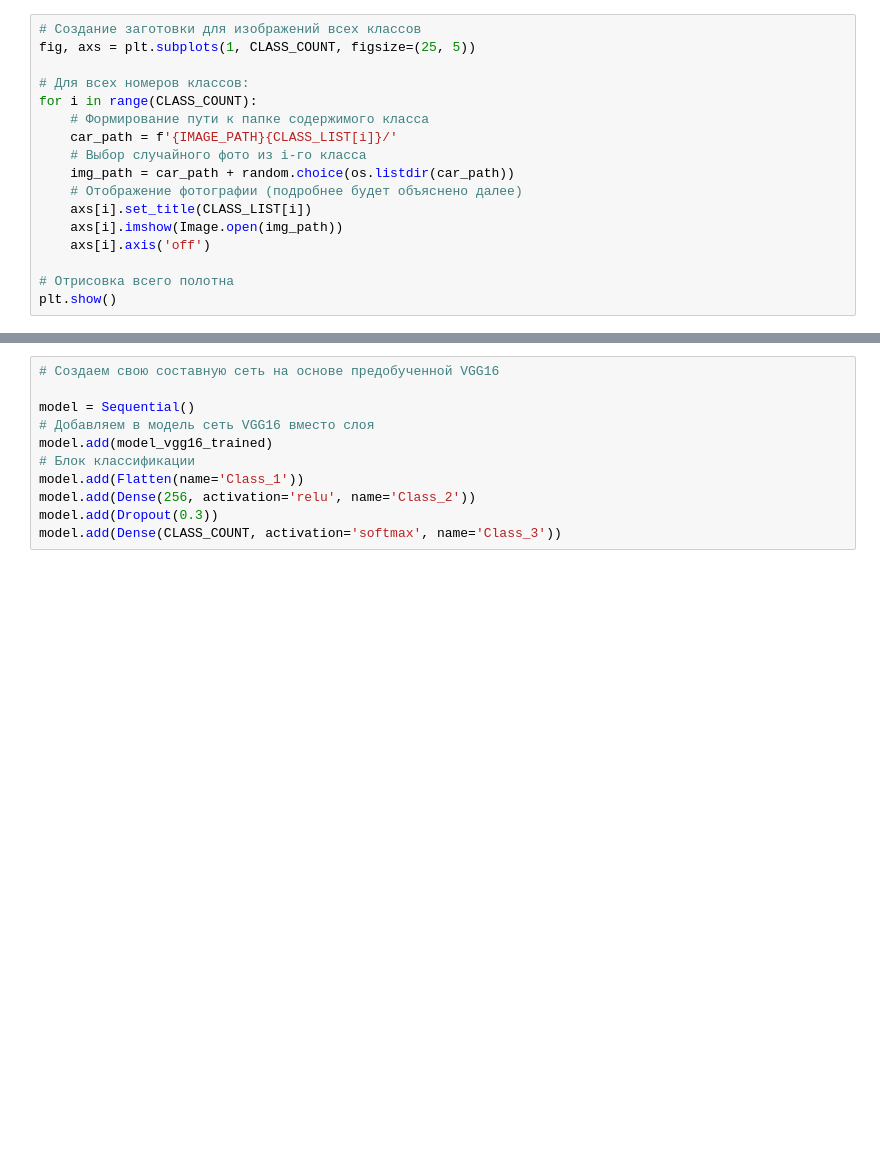
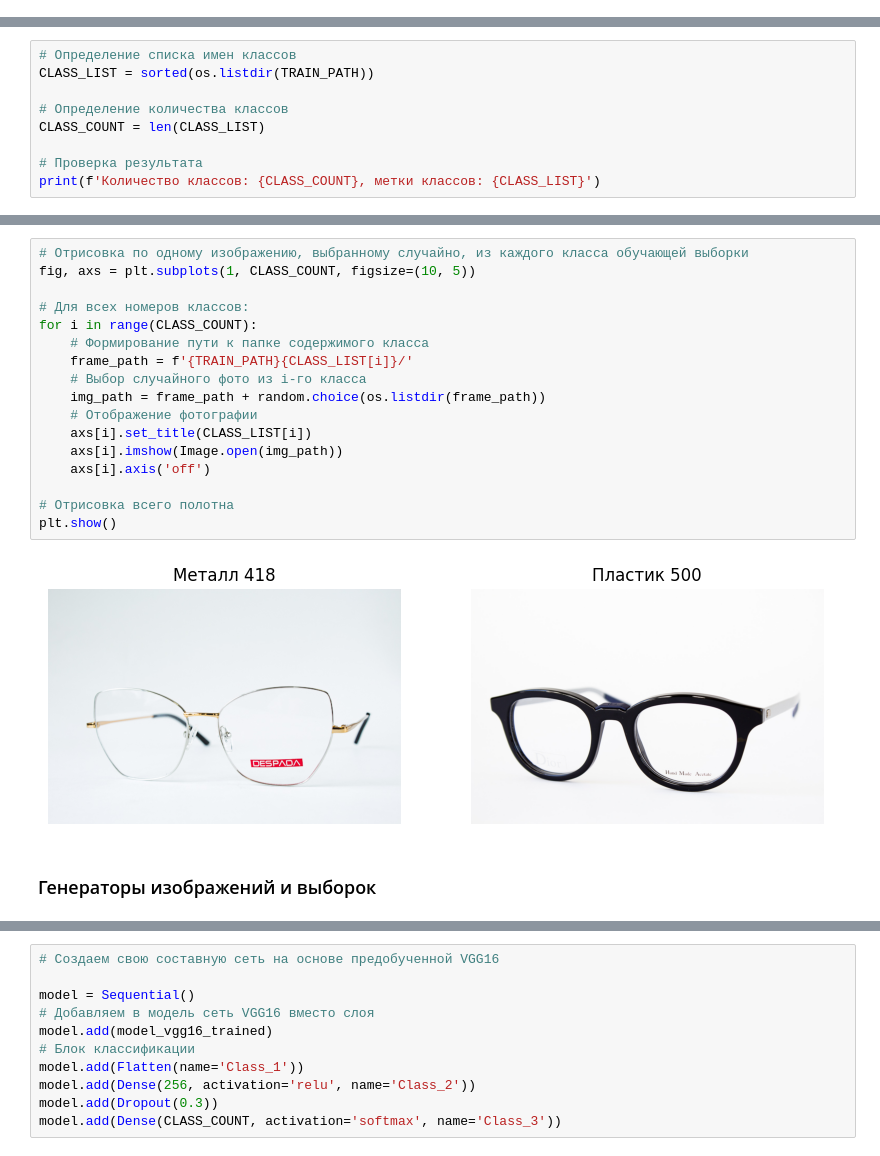
Before and after one commit to Untick/NetOptik, a Jupyter notebook: Lytkin Vladimir/Netoptic_vgg16_VL.ipynb, the cells around one changed output, grey strips where cells are left out. Cells and saved outputs as stored; diff of their text form; blank space fills up the shorter version.

```diff
--- a/Lytkin Vladimir/Netoptic_vgg16_VL.ipynb
+++ b/Lytkin Vladimir/Netoptic_vgg16_VL.ipynb
@@ -59,17 +2,0 @@ import matplotlib.pyplot as plt
-# %%
-# Создание заготовки для изображений всех классов
-fig, axs = plt.subplots(1, CLASS_COUNT, figsize=(25, 5))
-
-# Для всех номеров классов:
-for i in range(CLASS_COUNT):
-    # Формирование пути к папке содержимого класса
-    car_path = f'{IMAGE_PATH}{CLASS_LIST[i]}/'
-    # Выбор случайного фото из i-го класса
-    img_path = car_path + random.choice(os.listdir(car_path))
-    # Отображение фотографии (подробнее будет объяснено далее)
-    axs[i].set_title(CLASS_LIST[i])
-    axs[i].imshow(Image.open(img_path))
-    axs[i].axis('off')
-
-# Отрисовка всего полотна
-plt.show()
@@ -167,0 +92,9 @@ _________________________________________________________________
+# %%
+# Определение списка имен классов
+CLASS_LIST = sorted(os.listdir(TRAIN_PATH))
+
+# Определение количества классов
+CLASS_COUNT = len(CLASS_LIST)
+
+# Проверка результата
+print(f'Количество классов: {CLASS_COUNT}, метки классов: {CLASS_LIST}')
@@ -167,0 +143,21 @@ _________________________________________________________________
+# %%
+# Отрисовка по одному изображению, выбранному случайно, из каждого класса обучающей выборки
+fig, axs = plt.subplots(1, CLASS_COUNT, figsize=(10, 5))
+
+# Для всех номеров классов:
+for i in range(CLASS_COUNT):
+    # Формирование пути к папке содержимого класса
+    frame_path = f'{TRAIN_PATH}{CLASS_LIST[i]}/'
+    # Выбор случайного фото из i-го класса
+    img_path = frame_path + random.choice(os.listdir(frame_path))
+    # Отображение фотографии
+    axs[i].set_title(CLASS_LIST[i])
+    axs[i].imshow(Image.open(img_path))
+    axs[i].axis('off')
+
+# Отрисовка всего полотна
+plt.show()
+# %% [output]
+[figure, added]
+# %% [markdown]
+### Генераторы изображений и выборок
```
Also changed, not shown: parts of 48 cells of this notebook.
